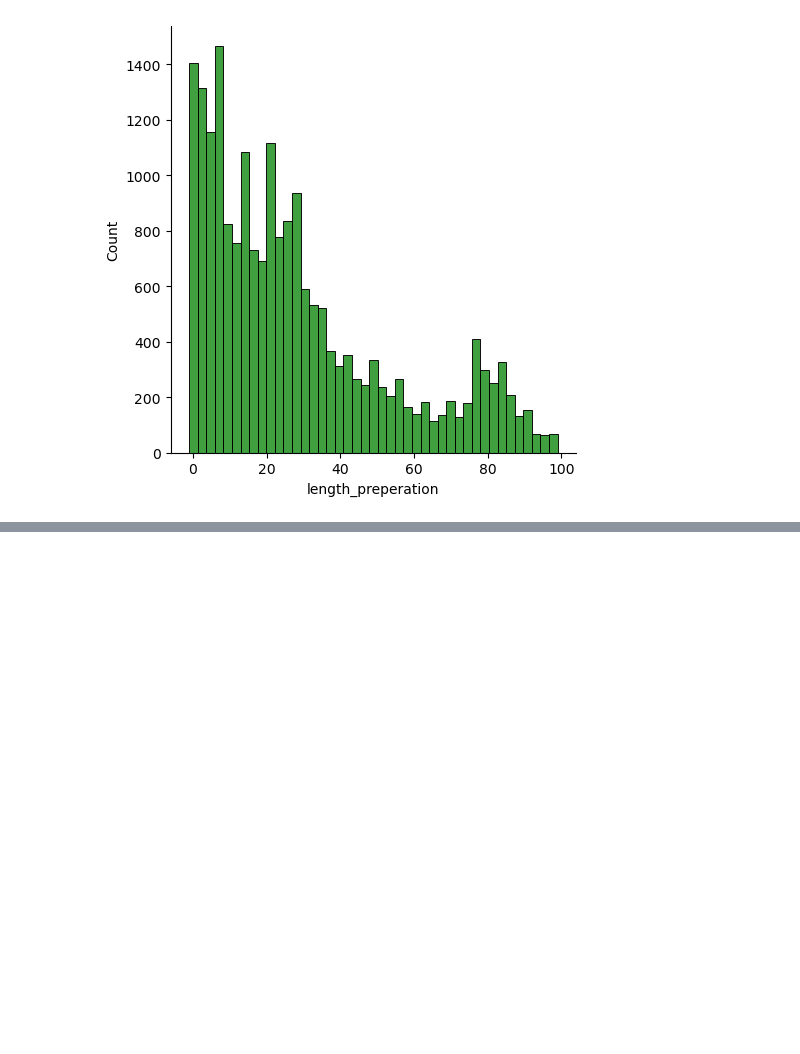
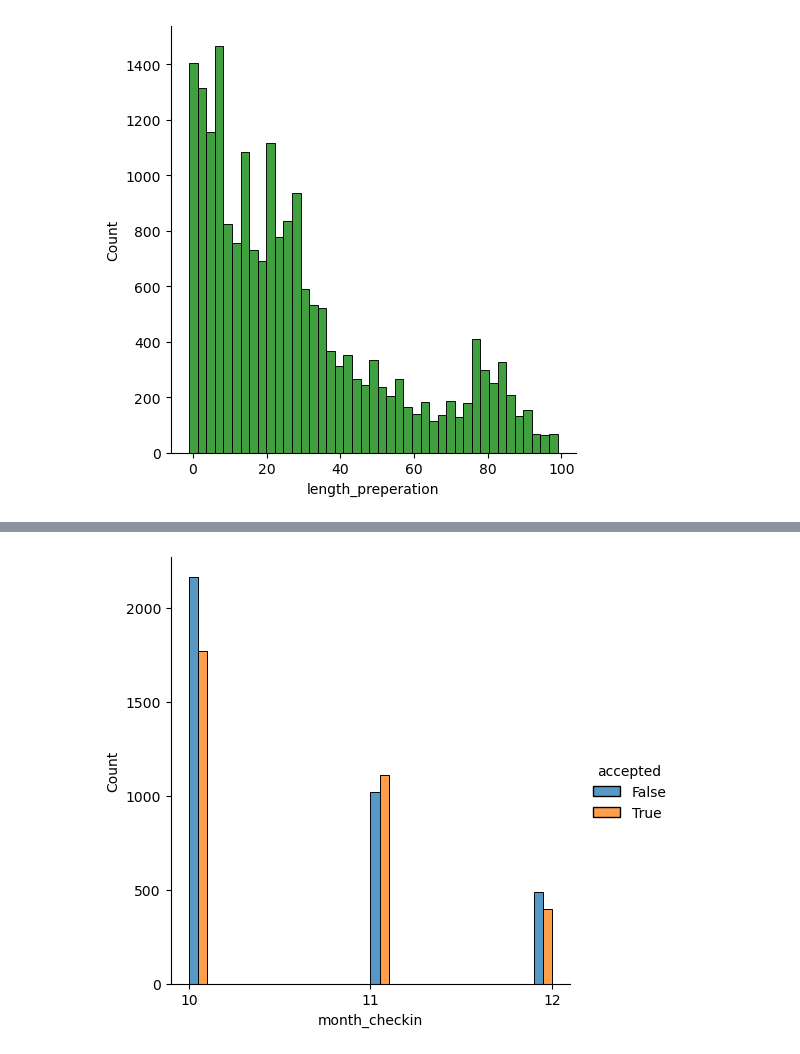
Before and after one commit to Piotr8706/Smaller_data_projects, a Jupyter notebook: Market Analysis in Dublin/Analysis.ipynb, the cells around one changed output, grey strips where cells are left out. Saved outputs shown, nothing was run; the diff lists cells and outputs as text; code cells hidden in the pictures; blank space fills up the shorter version.

```diff
--- a/Market Analysis in Dublin/Analysis.ipynb
+++ b/Market Analysis in Dublin/Analysis.ipynb
@@ -132,0 +266,12 @@ plt.show()
+# %%
+#Timeframe of when guests or accepted vs rejected
+
+contacts['month_checkin'] = contacts['ds_checkin'].dt.month #Extract month from checkin date
+contacts_checkin = contacts[contacts['month_checkin'] > 9] #Use only peak season months (Oct, Nov, Dec)
+
+#Distribution of checkin among October, November, and December and split by acceptance
+sns.displot(contacts_checkin, x='month_checkin', hue = 'accepted', multiple="dodge")
+plt.xticks([10, 11, 12])
+plt.show()
+# %% [output]
+[figure, added]
```
Also changed, not shown: parts of 12 cells of this notebook, 3 other files.
